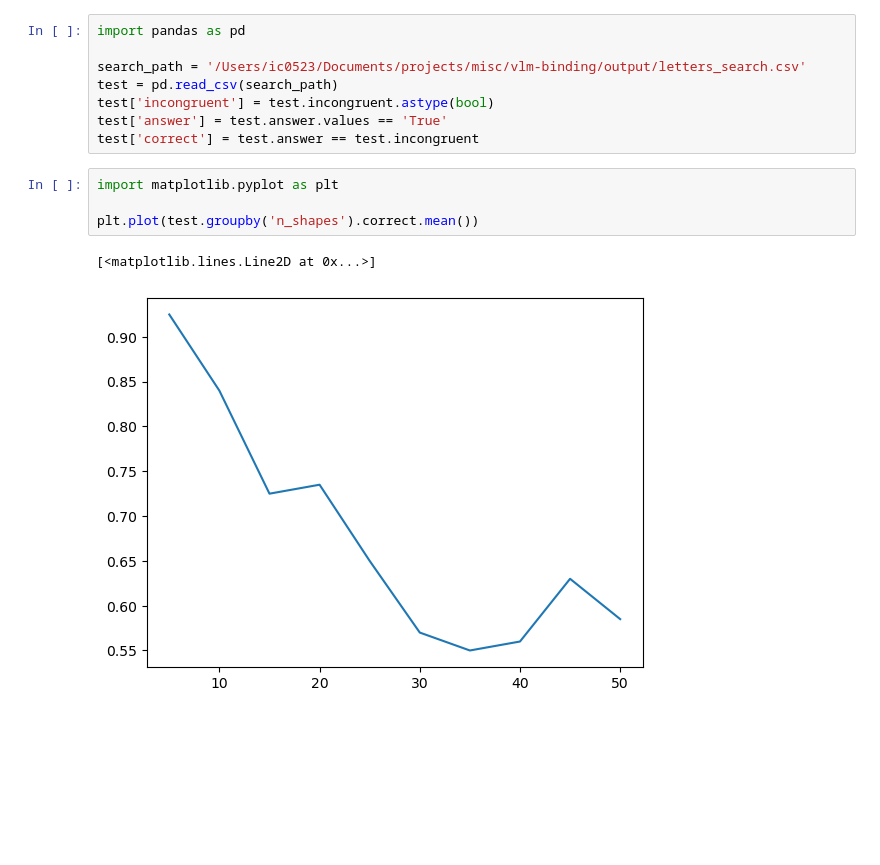
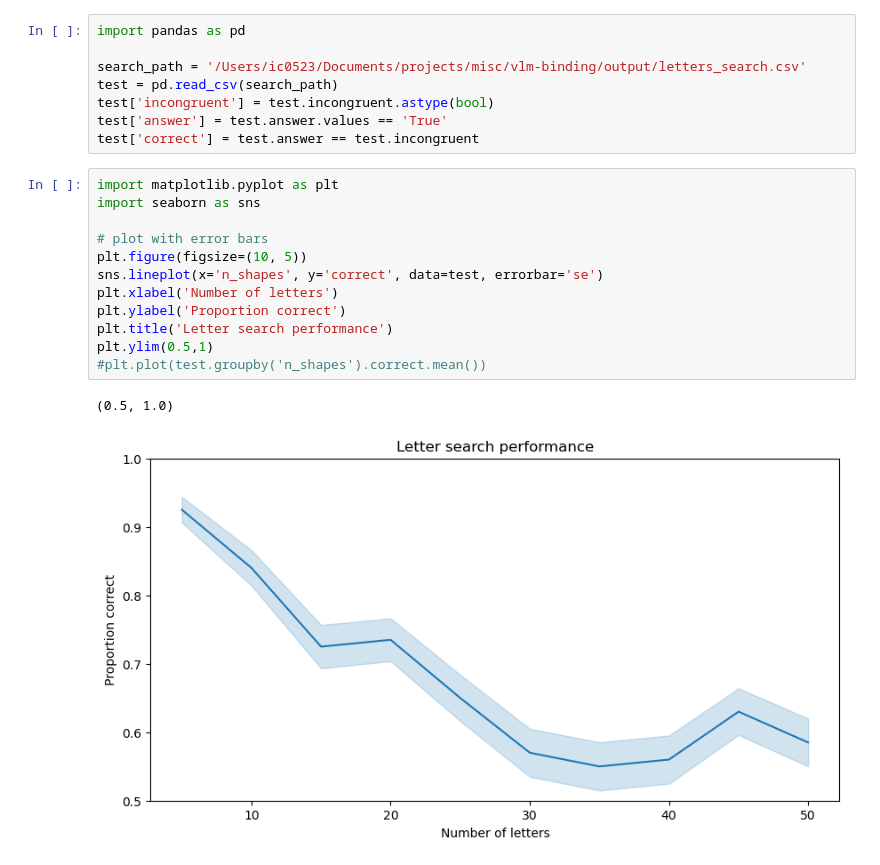
Before and after one commit to thisisadax/binding, a Jupyter notebook: dev.ipynb, the cells around one changed output. Drawn from its saved outputs; the diff is of its cells as text; blank space fills up the shorter version.

```diff
--- a/dev.ipynb
+++ b/dev.ipynb
@@ -204,10 +182,18 @@ test = pd.read_csv(search_path)
 test['incongruent'] = test.incongruent.astype(bool)
 test['answer'] = test.answer.values == 'True'
 test['correct'] = test.answer == test.incongruent
-# %%
-import matplotlib.pyplot as plt
-
-plt.plot(test.groupby('n_shapes').correct.mean())
-# %% [output]
-[<matplotlib.lines.Line2D at 0x...>]
-[figure, removed]
+# %%
+import matplotlib.pyplot as plt
+import seaborn as sns
+
+# plot with error bars
+plt.figure(figsize=(10, 5))
+sns.lineplot(x='n_shapes', y='correct', data=test, errorbar='se')
+plt.xlabel('Number of letters')
+plt.ylabel('Proportion correct')
+plt.title('Letter search performance')
+plt.ylim(0.5,1)
+#plt.plot(test.groupby('n_shapes').correct.mean())
+# %% [output]
+(0.5, 1.0)
+[figure, added]
```
Also changed, not shown: parts of 14 cells of this notebook, 5 other files.
